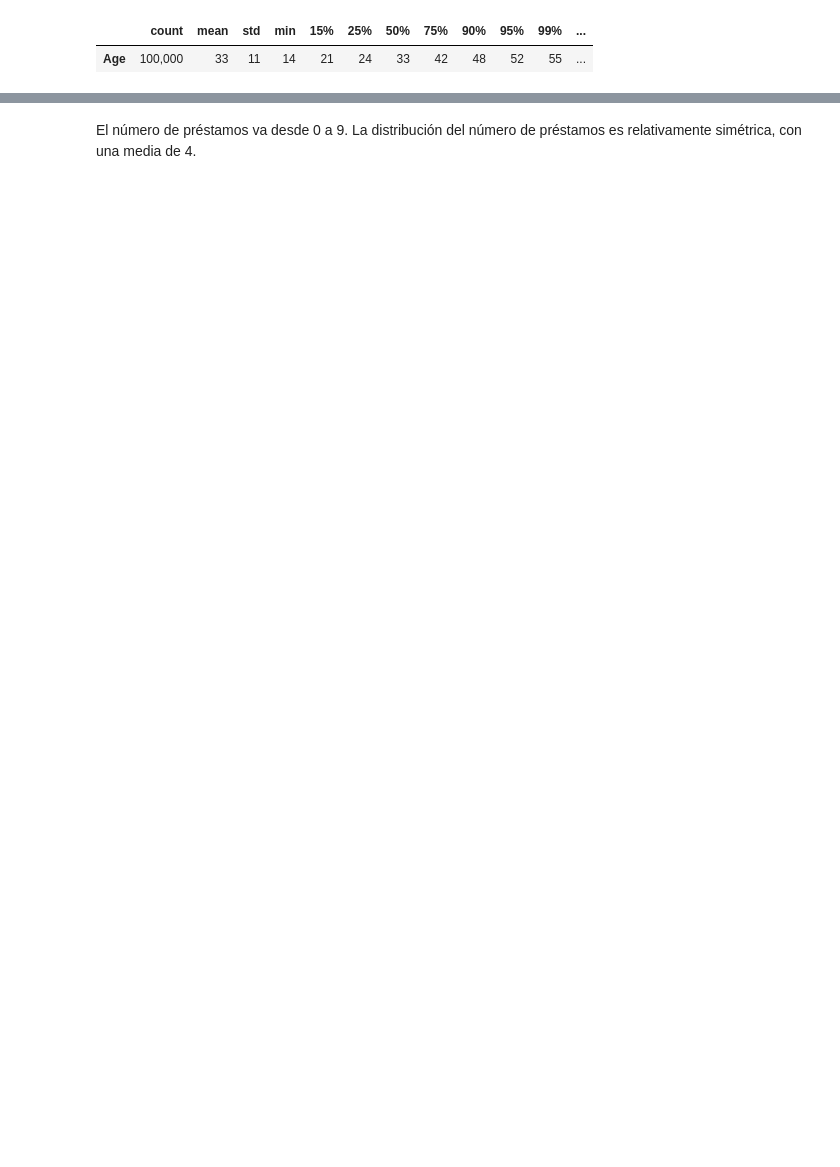
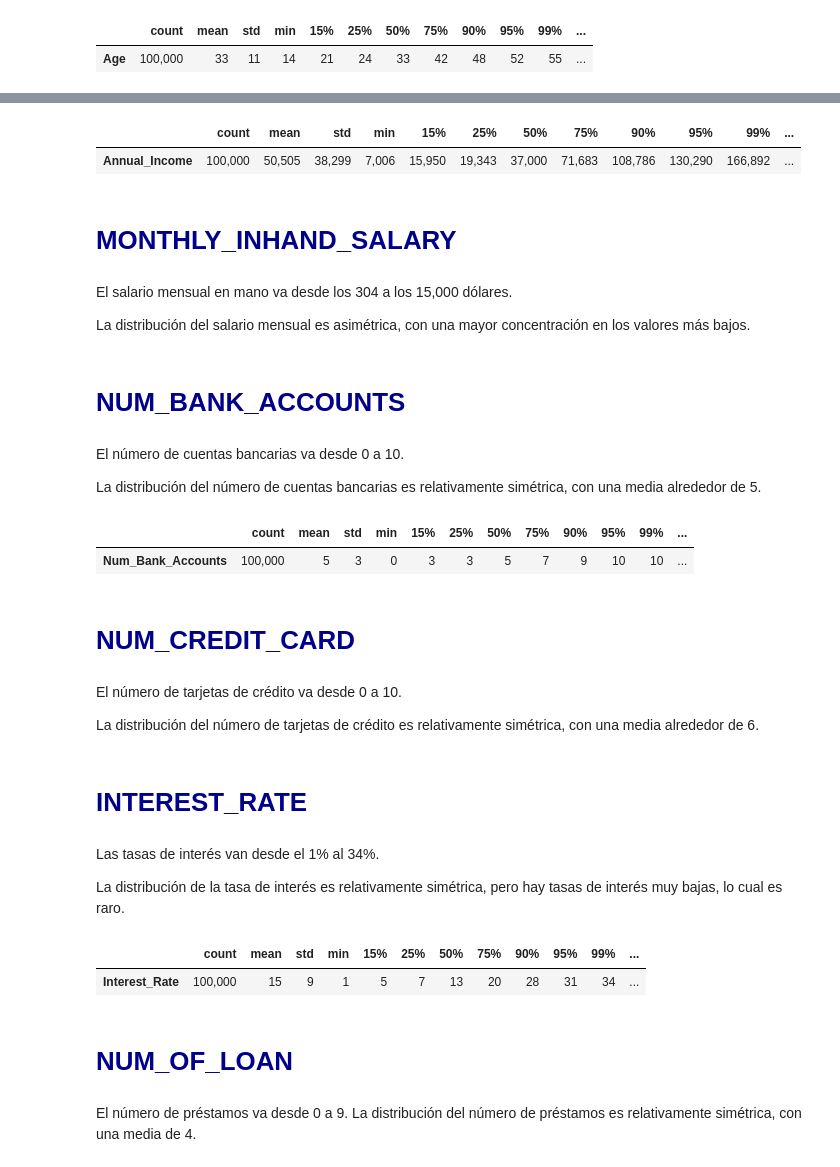
Before and after one commit to adoljc87/SCORE, a Jupyter notebook: notebooks/0_UNIVARIATE_ANALYSIS/24_AnálisisUnivariado.ipynb, the cells around one changed output, grey strips where cells are left out. Cells and saved outputs as stored; diff of their text form; code cells hidden in the pictures; blank space fills up the shorter version.

```diff
--- a/notebooks/0_UNIVARIATE_ANALYSIS/24_AnálisisUnivariado.ipynb
+++ b/notebooks/0_UNIVARIATE_ANALYSIS/24_AnálisisUnivariado.ipynb
@@ -126,0 +120,11 @@ La tasa de interés va desde el 1% al 34%. La distribución de la tasa de inter
+# %%
+g(df[['Annual_Income']].describe(percentiles=[0.15, 0.25, 0.5, 0.75, 0.9, 0.95, 0.99]).transpose(), 0)
+# %% [output]
+|  | count | mean | std | min | 15% | 25% | 50% | 75% | 90% | 95% | 99% | ... |
+| Annual_Income | 100,000 | 50,505 | 38,299 | 7,006 | 15,950 | 19,343 | 37,000 | 71,683 | 108,786 | 130,290 | 166,892 | ... |
+# %% [markdown]
+# <font color = 'darkblue'> MONTHLY_INHAND_SALARY
+# %% [markdown]
+El salario mensual en mano va desde los 304 a los 15,000 dólares.
+
+La distribución del salario mensual es asimétrica, con una mayor concentración en los valores más bajos.
@@ -126,0 +133,6 @@ La tasa de interés va desde el 1% al 34%. La distribución de la tasa de inter
+# %% [markdown]
+# <font color = 'darkblue'> NUM_BANK_ACCOUNTS
+# %% [markdown]
+El número de cuentas bancarias va desde 0 a 10.
+
+La distribución del número de cuentas bancarias es relativamente simétrica, con una media alrededor de 5.
@@ -126,0 +141,11 @@ La tasa de interés va desde el 1% al 34%. La distribución de la tasa de inter
+# %%
+g(df[['Num_Bank_Accounts']].describe(percentiles=[0.15, 0.25, 0.5, 0.75, 0.9, 0.95, 0.99]).transpose(), 0)
+# %% [output]
+|  | count | mean | std | min | 15% | 25% | 50% | 75% | 90% | 95% | 99% | ... |
+| Num_Bank_Accounts | 100,000 | 5 | 3 | 0 | 3 | 3 | 5 | 7 | 9 | 10 | 10 | ... |
+# %% [markdown]
+# <font color = 'darkblue'> NUM_CREDIT_CARD
+# %% [markdown]
+El número de tarjetas de crédito va desde 0 a 10.
+
+La distribución del número de tarjetas de crédito es relativamente simétrica, con una media alrededor de 6.
@@ -126,0 +154,6 @@ La tasa de interés va desde el 1% al 34%. La distribución de la tasa de inter
+# %% [markdown]
+# <font color = 'darkblue'> INTEREST_RATE
+# %% [markdown]
+Las tasas de interés van desde el 1% al 34%.
+
+La distribución de la tasa de interés es relativamente simétrica, pero hay tasas de interés muy bajas, lo cual es raro.
@@ -127,3 +163,10 @@ La tasa de interés va desde el 1% al 34%. La distribución de la tasa de inter
+# %%
+g(df[['Interest_Rate']].describe(percentiles=[0.15, 0.25, 0.5, 0.75, 0.9, 0.95, 0.99]).transpose(), 0)
+# %% [output]
+|  | count | mean | std | min | 15% | 25% | 50% | 75% | 90% | 95% | 99% | ... |
+| Interest_Rate | 100,000 | 15 | 9 | 1 | 5 | 7 | 13 | 20 | 28 | 31 | 34 | ... |
+# %% [markdown]
+# <font color = 'darkblue'> NUM_OF_LOAN
 # %% [markdown]
 El número de préstamos va desde 0 a 9. La distribución del número de préstamos es relativamente simétrica, con una media de 4.
 # %% [markdown]
```
Also changed, not shown: parts of 31 cells of this notebook, 3 other files.
